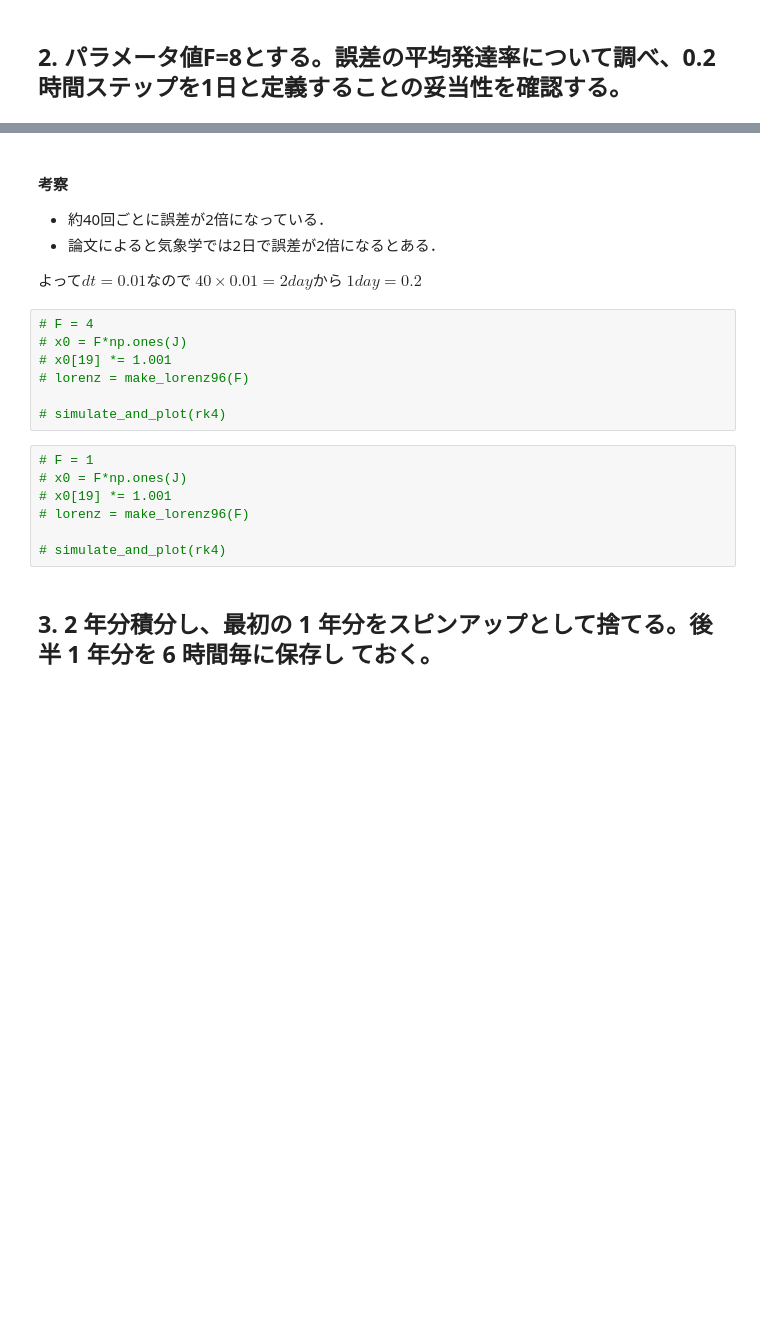
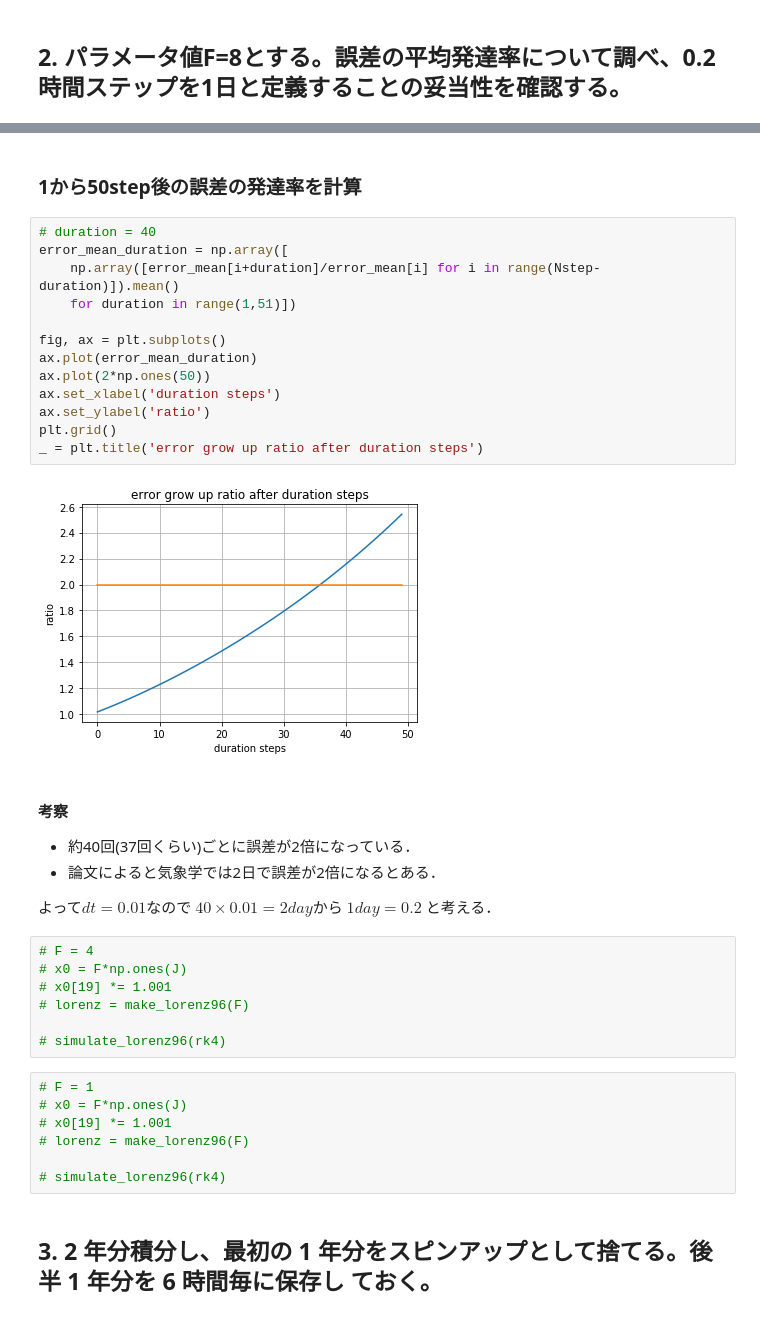
Before and after one commit to KotaTakeda/rccs_online_school, a Jupyter notebook: work.ipynb, the cells around one changed output, grey strips where cells are left out. Cells and saved outputs as stored; diff of their text form; blank space fills up the shorter version.

```diff
--- a/work.ipynb
+++ b/work.ipynb
@@ -150,25 +177,43 @@ np.array([error_mean[i+40]/error_mean[i] for i in range(5)]).mean()
+# %% [markdown]
+### 1から50step後の誤差の発達率を計算
+# %%
+# duration = 40
+error_mean_duration = np.array([
+    np.array([error_mean[i+duration]/error_mean[i] for i in range(Nstep-duration)]).mean()
+    for duration in range(1,51)])
+
+fig, ax = plt.subplots()
+ax.plot(error_mean_duration)
+ax.plot(2*np.ones(50))
+ax.set_xlabel('duration steps')
+ax.set_ylabel('ratio')
+plt.grid()
+_ = plt.title('error grow up ratio after duration steps')
+# %% [output]
+[figure, added]
 # %% [markdown]
 #### 考察
-- 約40回ごとに誤差が2倍になっている．
+- 約40回(37回くらい)ごとに誤差が2倍になっている．
 - 論文によると気象学では2日で誤差が2倍になるとある．
 
 よって$ dt = 0.01 $なので
 $ 40 \times 0.01 = 2 day $から
 $ 1 day = 0.2 $
+と考える．
 # %%
 # F = 4
 # x0 = F*np.ones(J)
 # x0[19] *= 1.001
 # lorenz = make_lorenz96(F)
 
-# simulate_and_plot(rk4)
+# simulate_lorenz96(rk4)
 # %%
 # F = 1
 # x0 = F*np.ones(J)
 # x0[19] *= 1.001
 # lorenz = make_lorenz96(F)
 
-# simulate_and_plot(rk4)
+# simulate_lorenz96(rk4)
 # %% [markdown]
 ## 3. 2 年分積分し、最初の 1 年分をスピンアップとして捨てる。後半 1 年分を 6 時間毎に保存し ておく。
 # %%
```
Also changed, not shown: parts of 14 cells of this notebook.
